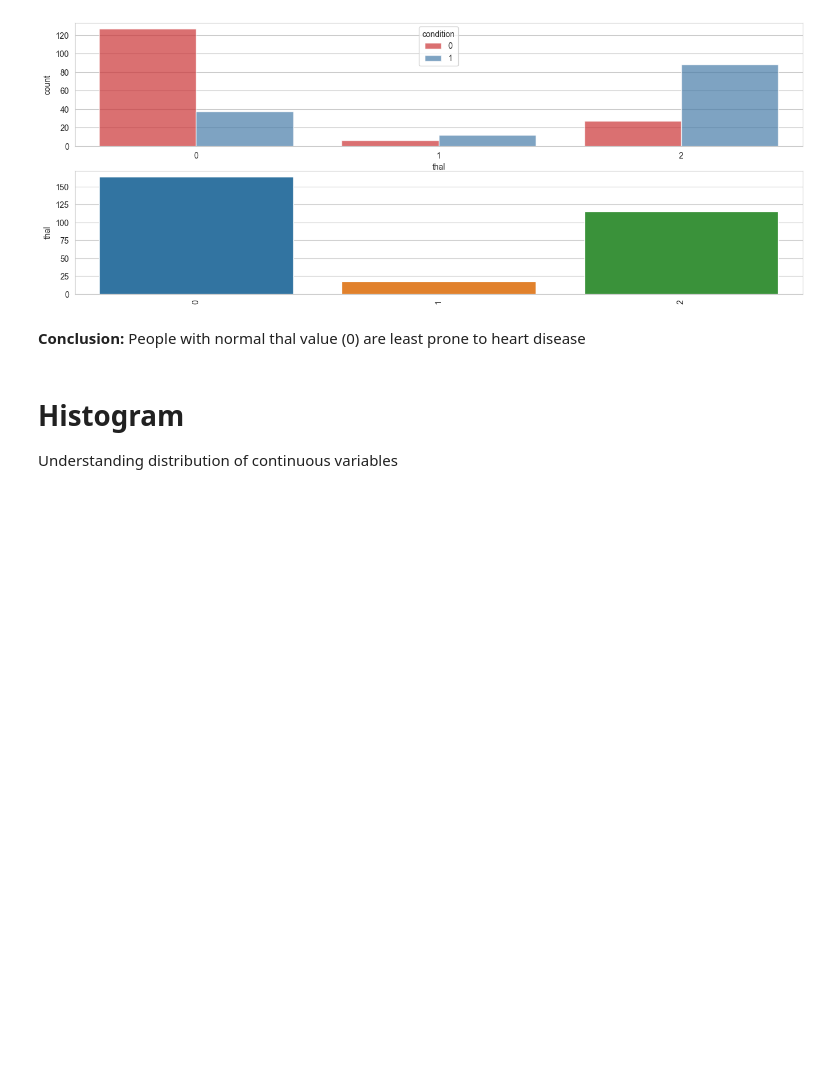
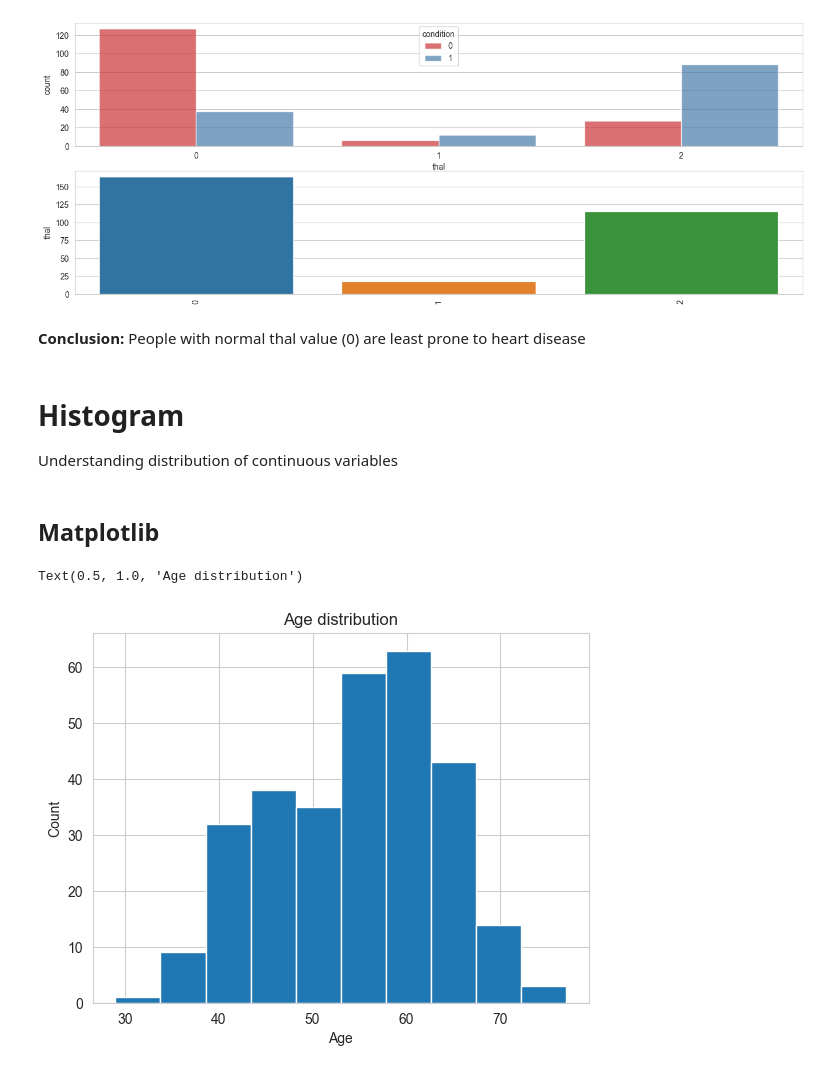
Before and after one commit to Lynne2002/heart_disease-data_visualization, a Jupyter notebook: index.ipynb, the cells around one changed output. Cells and saved outputs as stored; diff of their text form; code cells hidden in the pictures; blank space fills up the shorter version.

```diff
--- a/index.ipynb
+++ b/index.ipynb
@@ -406,3 +406,13 @@ sns.barplot(x = data_df['thal'].value_counts().index, y = data_df['thal'].value_
 # %% [markdown]
 # Histogram
 Understanding distribution of continuous variables
+# %% [markdown]
+## Matplotlib
+# %%
+plt.hist(data_df['age'])
+plt.xlabel('Age')
+plt.ylabel('Count')
+plt.title('Age distribution')
+# %% [output]
+Text(0.5, 1.0, 'Age distribution')
+[figure, added]
```
Also changed, not shown: parts of 19 cells of this notebook.
